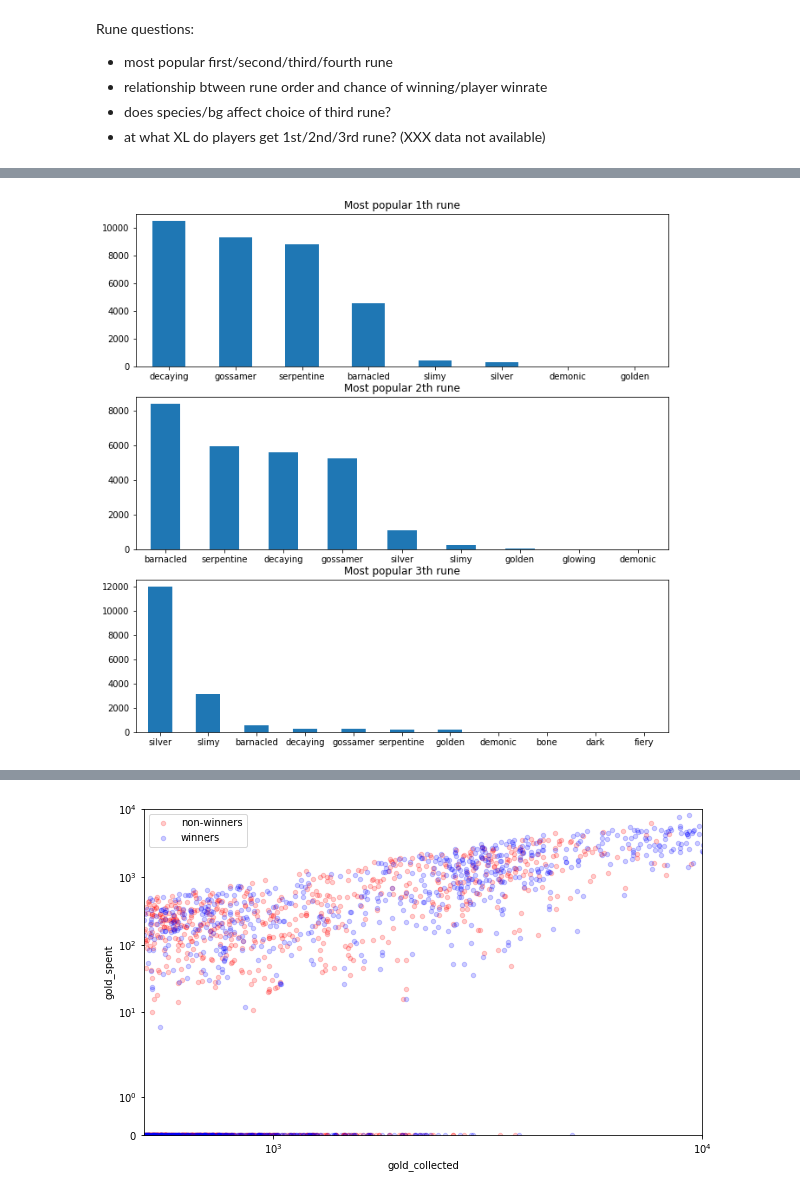
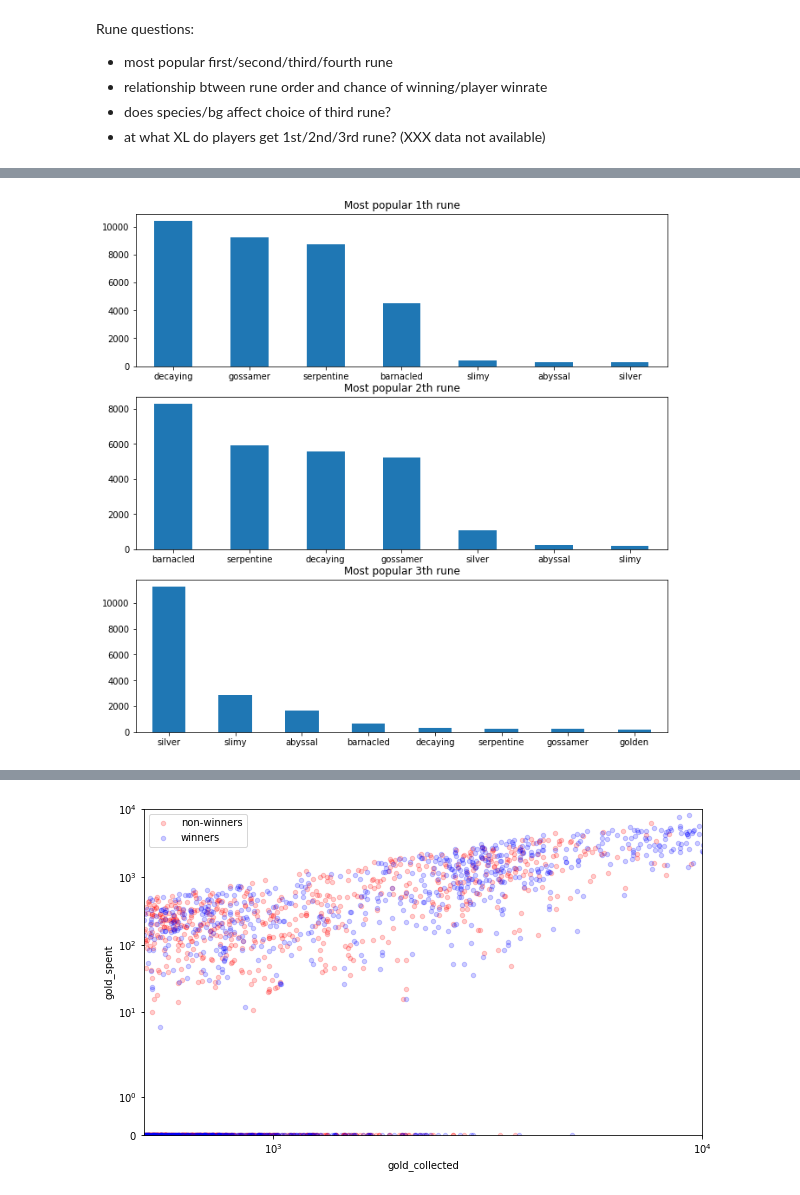
Before and after one commit to colinmorris/crawl-coroner, a Jupyter notebook: misc.ipynb, the cells around one changed output, grey strips where cells are left out. Cells and saved outputs as stored; diff of their text form; code cells hidden in the pictures.

```diff
--- a/misc.ipynb
+++ b/misc.ipynb
@@ -40,9 +40,10 @@ Index([u'gid', u'order', u'rune'], dtype='object')
 # %%
+thresh = 50
 fig, axes = plt.subplots(nrows=3, figsize=(11,11))
 for nth, ax in zip(range(1,4), axes.flatten()):
-    r[r['order']==nth].groupby('rune').size().where(lambda x: x > 5).dropna()\
+    r[r['order']==nth].groupby('rune').size().where(lambda x: x > thresh).dropna()\
         .sort_values(ascending=0).plot.bar(ax=ax, title="Most popular {}th rune".format(nth));
     ax.set_xticklabels(ax.get_xticklabels(), rotation=0)
     ax.set_xlabel("")
 # %% [output]
-[figure, old version]
+[figure, new version]
```
Also changed, not shown: parts of 15 cells of this notebook, 1 other file.
